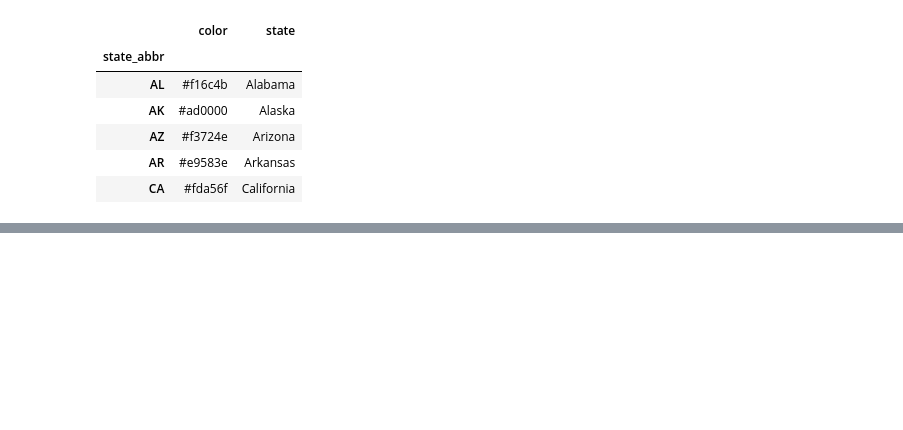
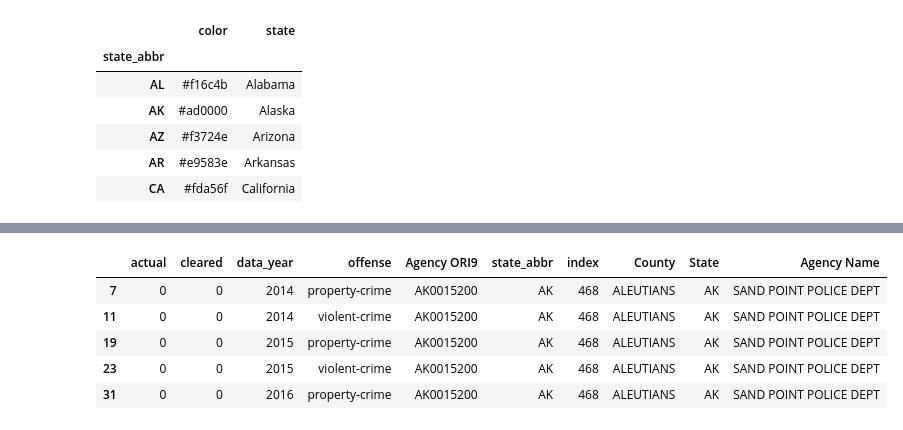
Before and after one commit to gilbertduenas/Data_Viz_Project, a Jupyter notebook: crime_explore/crime_analysis.ipynb, the cells around one changed output, grey strips where cells are left out. Drawn from its saved outputs; the diff is of its cells as text; code cells hidden in the pictures; blank space fills up the shorter version.

```diff
--- a/crime_explore/crime_analysis.ipynb
+++ b/crime_explore/crime_analysis.ipynb
@@ -124,0 +302,11 @@ fig
+# %%
+# allreports[allreports['offense'] == ['property-crime', 'violent-crime']]
+allreports = allreports.loc[allreports['offense'].isin(['property-crime', 'violent-crime'])]
+allreports.head()
+# %% [output]
+|  | actual | cleared | data_year | offense | Agency ORI9 | state_abbr | index | County | State | Agency Name |
+| 7 | 0 | 0 | 2014 | property-crime | AK0015200 | AK | 468 | ALEUTIANS | AK | SAND POINT POLICE DEPT |
+| 11 | 0 | 0 | 2014 | violent-crime | AK0015200 | AK | 468 | ALEUTIANS | AK | SAND POINT POLICE DEPT |
+| 19 | 0 | 0 | 2015 | property-crime | AK0015200 | AK | 468 | ALEUTIANS | AK | SAND POINT POLICE DEPT |
+| 23 | 0 | 0 | 2015 | violent-crime | AK0015200 | AK | 468 | ALEUTIANS | AK | SAND POINT POLICE DEPT |
+| 31 | 0 | 0 | 2016 | property-crime | AK0015200 | AK | 468 | ALEUTIANS | AK | SAND POINT POLICE DEPT |
```
Also changed, not shown: parts of 25 cells of this notebook, 8 other files.
